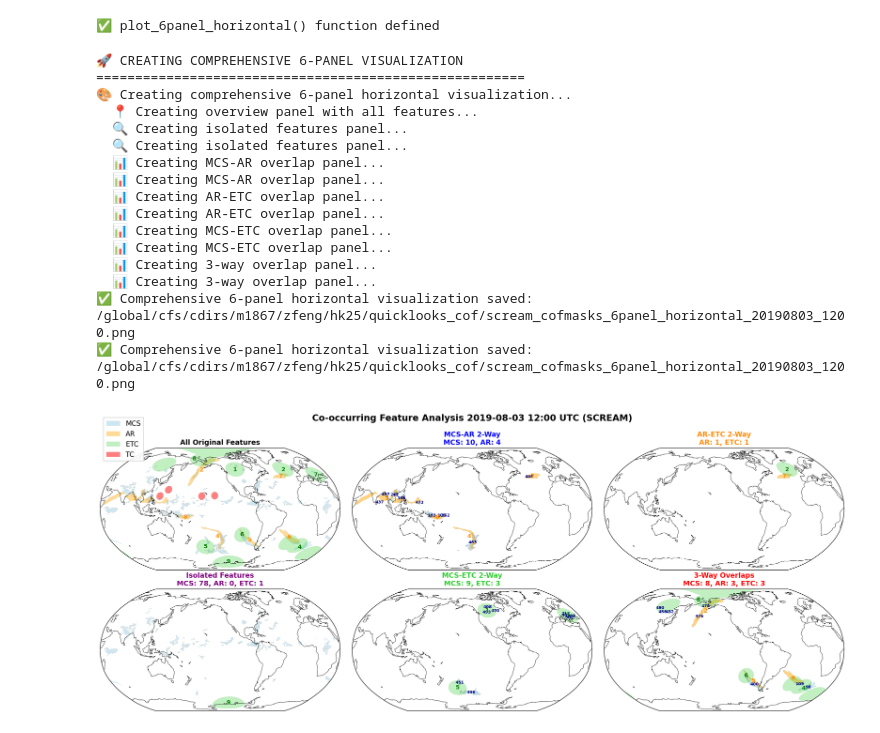
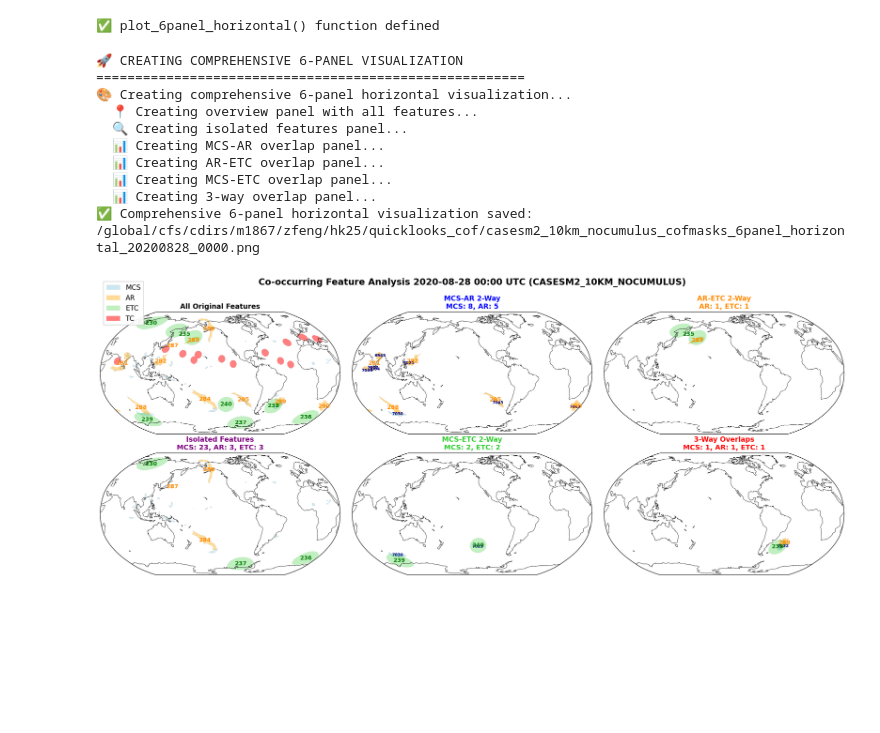
Before and after one commit to WACCEM/gsrm_cooccurrencefeature, a Jupyter notebook: test_read_cofmasks.ipynb, the cells around one changed output. Saved outputs shown, nothing was run; the diff lists cells and outputs as text; code cells hidden in the pictures; blank space fills up the shorter version.

```diff
--- a/test_read_cofmasks.ipynb
+++ b/test_read_cofmasks.ipynb
@@ -23,16 +23,22 @@ print("✅ All libraries imported successfully")
 # %% [output]
 ✅ All libraries imported successfully
 # %%
-source_name = "scream"
-root_dir = "/pscratch/sd/w/wcmca1/hackathon/cof_masks/"
-in_dir = f"{root_dir}/{source_name}_cofmasks_hp8_v1.zarr"
+# source_name = "scream"
+# source_name = "IMERGv7"
+# source_name = "icon_d3hp003"
+source_name = "casesm2_10km_nocumulus"
+root_dir = f"/pscratch/sd/w/wcmca1/hackathon/cof_masks/{source_name}/"
+# in_dir = f"{root_dir}/{source_name}_cofmasks_hp8_v1.zarr"
+in_dir = f"{root_dir}/{source_name}_cofmasks_hp8_v1_stream.zarr"
 figdir = f"/global/cfs/cdirs/m1867/zfeng/hk25/quicklooks_cof/"
 os.makedirs(figdir, exist_ok=True)
 
 # Load the processed dataset
 print(f"Loading data from: {in_dir}")
 
-ds = xr.open_dataset(in_dir)
+# ds = xr.open_dataset(in_dir)
+ds = xr.open_zarr(in_dir)
+# ds = xr.open_dataset(in_dir, engine='zarr')
 ds = ds.pipe(egh.attach_coords)
 ds
 # %% [output]
@@ -57,6 +79,7 @@ Data variables: (12/16)
 # %%
 # tm = '2019-08-03T00'
-tm = '2019-08-03T12'
+# tm = '2019-08-03T12'
+tm = '2020-08-28T00'
 
 # Select single time step first
 _ds = ds.sel(time=tm, method='nearest')
@@ -1104,38 +1134,30 @@ print("✅ plot_6panel_horizontal() function defined")
 # %% [output]
 ✅ plot_6panel_horizontal() function defined
 # %%
-plot_6panel_horizontal
-
 # CREATE COMPREHENSIVE 6-PANEL VISUALIZATION
 print("🚀 CREATING COMPREHENSIVE 6-PANEL VISUALIZATION")
 print("="*55)
 
 time_label = _time.dt.strftime('%Y-%m-%d %H:%M UTC').item()
 datetime_string = _time.dt.strftime('%Y%m%d_%H%M').item()
 suptitle = f"Co-occurring Feature Analysis {time_label} ({source_name.upper()})"
 figname = f"{figdir}{source_name}_cofmasks_6panel_horizontal_{datetime_string}.png"
 
 # Call the comprehensive visualization function
 fig_6panel = plot_6panel_horizontal(
     ds=_ds,
     figname=figname,
     suptitle=suptitle,
 )
 # %% [output]
 🚀 CREATING COMPREHENSIVE 6-PANEL VISUALIZATION
 =======================================================
 🎨 Creating comprehensive 6-panel horizontal visualization...
   📍 Creating overview panel with all features...
   🔍 Creating isolated features panel...
-  🔍 Creating isolated features panel...
-  📊 Creating MCS-AR overlap panel...
   📊 Creating MCS-AR overlap panel...
   📊 Creating AR-ETC overlap panel...
-  📊 Creating AR-ETC overlap panel...
-  📊 Creating MCS-ETC overlap panel...
   📊 Creating MCS-ETC overlap panel...
   📊 Creating 3-way overlap panel...
-  📊 Creating 3-way overlap panel...
-✅ Comprehensive 6-panel horizontal visualization saved: /global/cfs/cdirs/m1867/zfeng/hk25/quicklooks_cof/scream_cofmasks_6panel_horizontal_20190803_1200.png
-✅ Comprehensive 6-panel horizontal visualization saved: /global/cfs/cdirs/m1867/zfeng/hk25/quicklooks_cof/scream_cofmasks_6panel_horizontal_20190803_1200.png
+✅ Comprehensive 6-panel horizontal visualization saved: /global/cfs/cdirs/m1867/zfeng/hk25/quicklooks_cof/casesm2_10km_nocumulus_cofmasks_6panel_horizontal_20200828_0000.png
-[figure, old version]
+[figure, new version]
```
Also changed, not shown: parts of 7 cells of this notebook.
